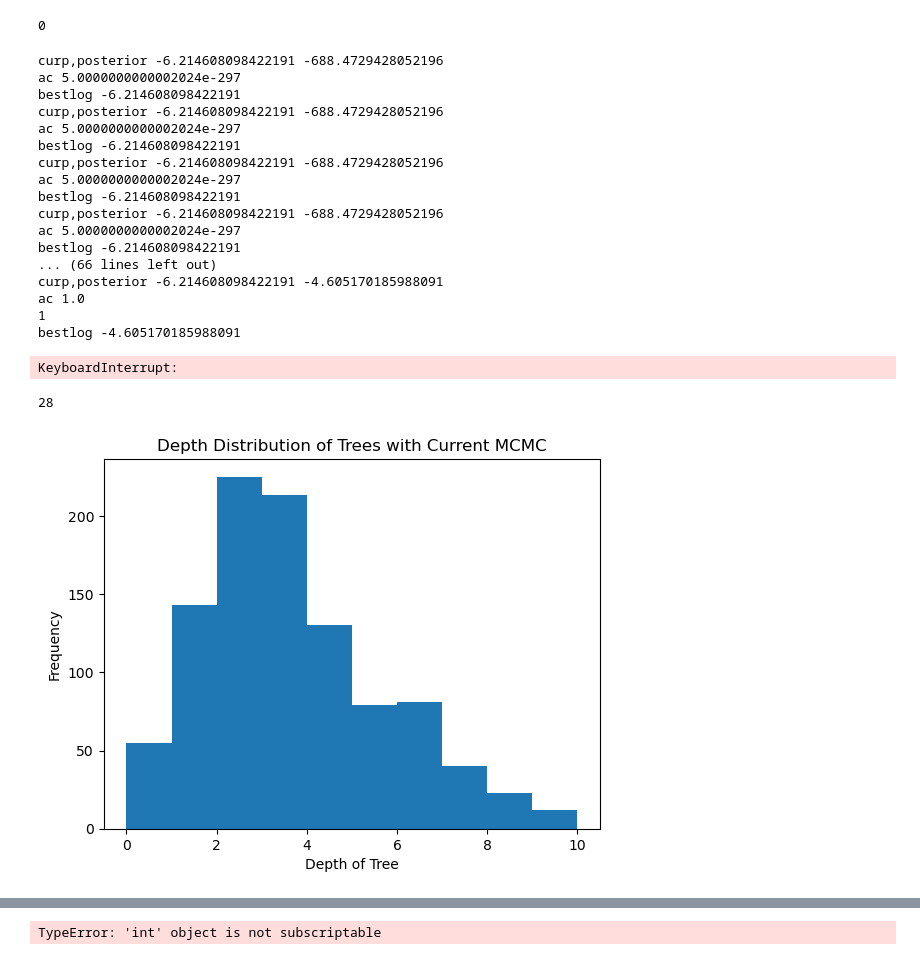
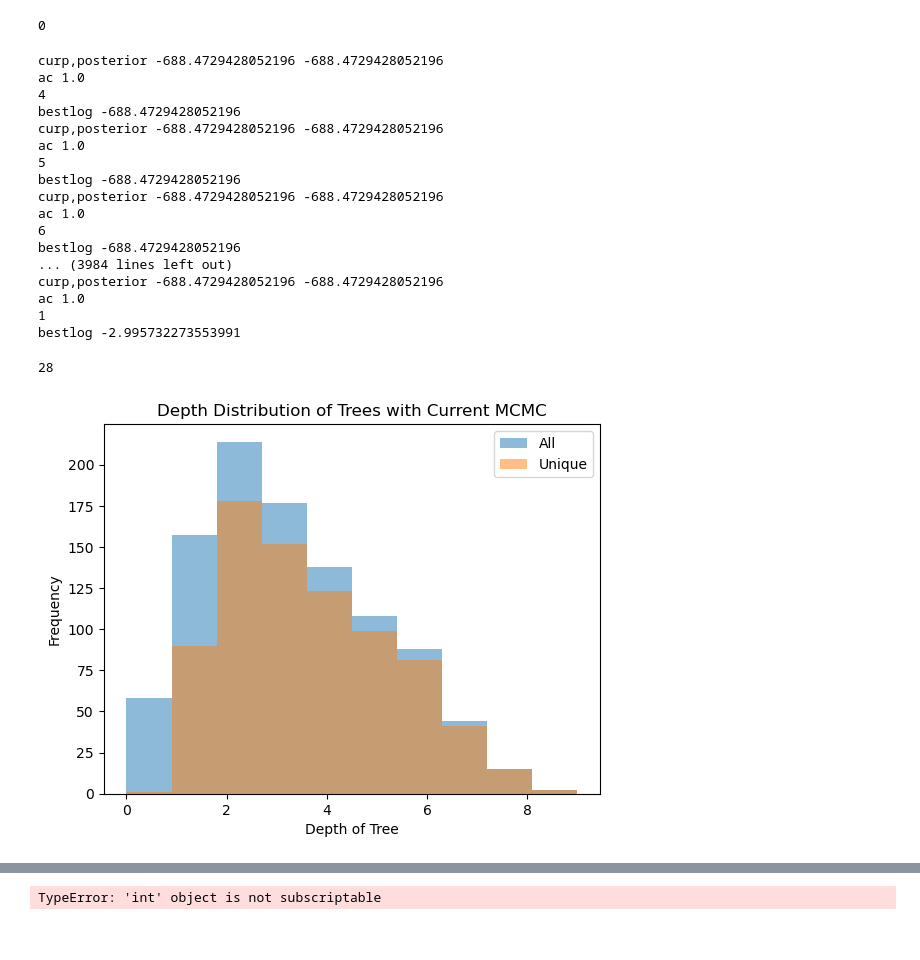
Before and after one commit to coryglover/NetDesign, a Jupyter notebook: notebooks/random_walk.ipynb, the cells around one changed output, grey strips where cells are left out. Saved outputs shown, nothing was run; the diff lists cells and outputs as text; code cells hidden in the pictures.

```diff
--- a/notebooks/random_walk.ipynb
+++ b/notebooks/random_walk.ipynb
@@ -19,6 +19,16 @@ import copy
 importlib.reload(at)
 # %% [output]
 <module 'assembly_tree' from '/Users/glover.co/Documents/laszlo/NetDesign/notebooks/../scripts/assembly_tree.py'>
+# %%
+def encode_tree(node,Tree):
+    # Base case: if the node is a leaf, return just the count
+    if not node.is_leaf(Tree) or len(Tree.children(node.identifier)) == 0:
+        return [len(node.data.nodes)]
+
+    # Otherwise, encode the subtree for each child
+    encoded_children = [encode_tree(child,Tree) for child in sorted(Tree.children(node.identifier),key = lambda v: (-Tree.depth(v),-len(v.data.nodes)))]
+
+    return [len(node.data.nodes)] + [encoded_children]
 # %%
 protein_human_path = '/Users/glover.co/Documents/laszlo/NetDesign/data/proteins/human'
 # %%
@@ -67,47 +79,36 @@ initial_tree.Tree.root
 Tis = np.ones(1000)
 c1q = mcmc.DesignMCMC(initial_tree)
 # %%
-tree_list = [initial_tree]
-tree_network = nx.Graph()
-tree_dict = {0: copy.deepcopy(initial_tree)}
-prev_node = 0
+tree_list = [copy.deepcopy(initial_tree)]
+uniq_tree_list = [copy.deepcopy(initial_tree)]
 for i in range(1000):
     c1q.run_mcmc(1,[1],dist=[.25,.25,0,0,.25,.25],prior='uniform')
     tree_list.append(copy.deepcopy(c1q.cur_T))
     found = False
-    for k, trees in enumerate(tree_dict.values()):
-        if c1q.cur_T.Tree.to_dict() == trees.Tree.to_dict():
-            if tree_network.has_edge(prev_node, k):
-                tree_network[prev_node][k]['weight'] += 1
-            else:
-                tree_network.add_edge(prev_node, k, weight=1)
+    for tree in uniq_tree_list:
+        if encode_tree(tree.Tree.get_node(0),tree.Tree) == encode_tree(c1q.cur_T.Tree.get_node(0),c1q.cur_T.Tree):
+            found= True
             break
-    if found:
-        prev_node = k
-    else:
-        tree_network.add_node(len(tree_dict))
-        tree_dict[len(tree_dict)] = copy.deepcopy(c1q.cur_T)
-        tree_network.add_edge(prev_node, len(tree_dict)-1, weight=1)
-        prev_node = len(tree_dict)-1
+    if not found:
+        uniq_tree_list.append(copy.deepcopy(c1q.cur_T))
 # %% [output]
-curp,posterior -6.214608098422191 -688.4729428052196
-ac 5.0000000000002024e-297
-bestlog -6.214608098422191
-curp,posterior -6.214608098422191 -688.4729428052196
-ac 5.0000000000002024e-297
-bestlog -6.214608098422191
-curp,posterior -6.214608098422191 -688.4729428052196
-ac 5.0000000000002024e-297
-bestlog -6.214608098422191
-curp,posterior -6.214608098422191 -688.4729428052196
-ac 5.0000000000002024e-297
-bestlog -6.214608098422191
-... (66 lines left out)
-curp,posterior -6.214608098422191 -4.605170185988091
+curp,posterior -688.4729428052196 -688.4729428052196
+ac 1.0
+4
+bestlog -688.4729428052196
+curp,posterior -688.4729428052196 -688.4729428052196
+ac 1.0
+5
+bestlog -688.4729428052196
+curp,posterior -688.4729428052196 -688.4729428052196
+ac 1.0
+6
+bestlog -688.4729428052196
+... (3984 lines left out)
+curp,posterior -688.4729428052196 -688.4729428052196
 ac 1.0
 1
-bestlog -4.605170185988091
+bestlog -2.995732273553991
-KeyboardInterrupt:
 # %%
 len(tree_dict.keys())
 # %% [output]
@@ -119,11 +116,20 @@ for k, trees in tree_dict.items():
+# %%
+depths = []
+uniq_depths = []
+for tree in tree_list:
+    depths.append(tree.Tree.depth())
+for tree in uniq_tree_list:
+    uniq_depths.append(tree.Tree.depth())
 # %%
-plt.hist(depths)
+plt.hist(depths,label='All',alpha=0.5)
+plt.hist(uniq_depths,label='Unique',alpha=0.5)
 plt.xlabel('Depth of Tree')
 plt.ylabel('Frequency')
 plt.title('Depth Distribution of Trees with Current MCMC')
+plt.legend()
 plt.show()
 # %% [output]
-[figure, old version]
+[figure, new version]
 # %%
 c1q.cur_T.split(0)
 # %%
```
Also changed, not shown: parts of 16 cells of this notebook, 2 other files.
